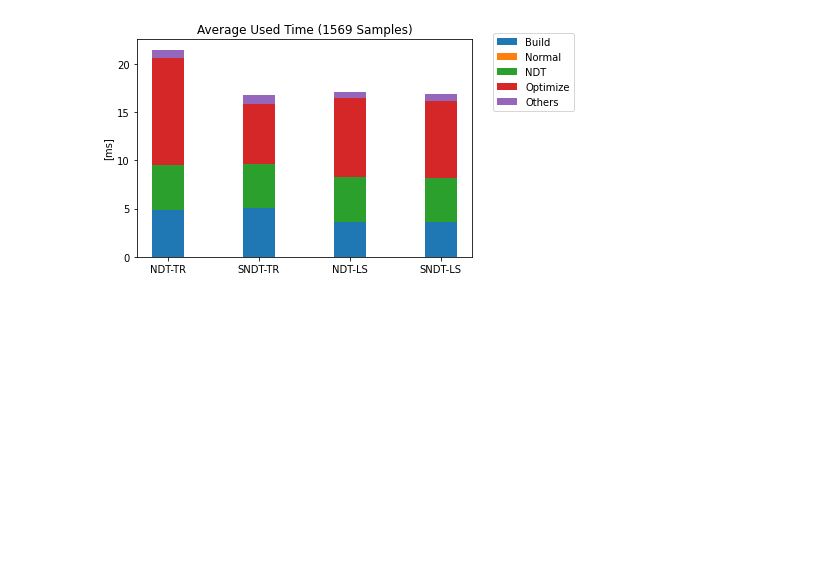
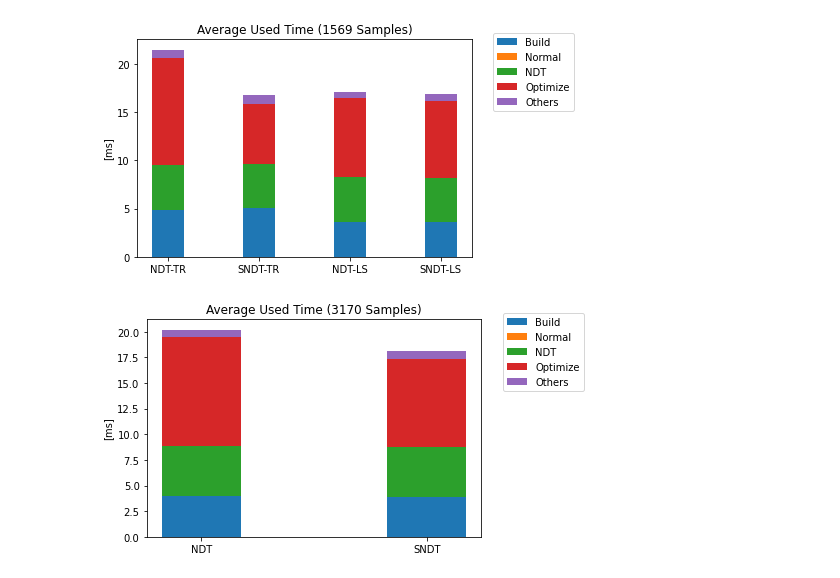
Before and after one commit to HuaTsai/Normal-Vector-NDT, a Jupyter notebook: src/sndt_exec/scripts/TimeBar.ipynb, the cells around one changed output. Saved outputs shown, nothing was run; the diff lists cells and outputs as text; code cells hidden in the pictures; blank space fills up the shorter version.

```diff
--- a/src/sndt_exec/scripts/TimeBar.ipynb
+++ b/src/sndt_exec/scripts/TimeBar.ipynb
@@ -45,7 +45,8 @@ def timebar2(a, b, n):
     ax.legend()
 
 def timebar3(a, b, c, d, n):
-    labels = ['NDT-TR', 'SNDT-TR', 'NDT-LS', 'SNDT-LS']
+#     labels = ['NDT-TR', 'SNDT-TR', 'NDT-LS', 'SNDT-LS']
+    labels = ['ICP', 'SICP', 'NDT', 'SNDT']
     bud = np.array([a[0], b[0], c[0], d[0]])
     nm  = np.array([a[1], b[1], c[1], d[1]])
     nd  = np.array([a[2], b[2], c[2], d[2]])
@@ -60,6 +61,24 @@ def timebar3(a, b, c, d, n):
     ax.bar(labels, oth, w, bottom=bud+nm+nd+opt, label='Others')
     ax.set_ylabel('[ms]')
     ax.set_title('Average Used Time ({} Samples)'.format(n))
+#     ax.legend(bbox_to_anchor=(1.05, 1.05))
+    ax.legend()
+
+def timebar4(a, b, n, labels=['NDT', 'SNDT']):
+    bud = np.array([a[0], b[0]])
+    nm  = np.array([a[1], b[1]])
+    nd  = np.array([a[2], b[2]])
+    opt = np.array([a[3], b[3]])
+    oth = np.array([a[4], b[4]])
+    w = 0.35
+    fig, ax = plt.subplots()
+    ax.bar(labels, bud, w, label='Build')
+    ax.bar(labels, nm, w, bottom=bud, label='Normal')
+    ax.bar(labels, nd, w, bottom=bud+nm, label='NDT')
+    ax.bar(labels, opt, w, bottom=bud+nm+nd, label='Optimize')
+    ax.bar(labels, oth, w, bottom=bud+nm+nd+opt, label='Others')
+    ax.set_ylabel('[ms]')
+    ax.set_title('Average Used Time ({} Samples)'.format(n))
     ax.legend(bbox_to_anchor=(1.05, 1.05))
 # %%
 # LINE SEARCH 1
@@ -112,3 +131,9 @@ d = [3.60, 0.00, 4.58, 7.96, 0.73]
 timebar3(a, b, c, d, 1569)
 # %% [output]
 [figure]
+# %%
+a = [4.00, 0.00, 4.89, 10.62, 0.68]
+b = [3.86, 0.00, 4.87, 8.63, 0.77]
+timebar4(a, b, 3170)
+# %% [output]
+[figure, added]
```
Also changed, not shown: parts of 1 cell of this notebook, 4 other files.
